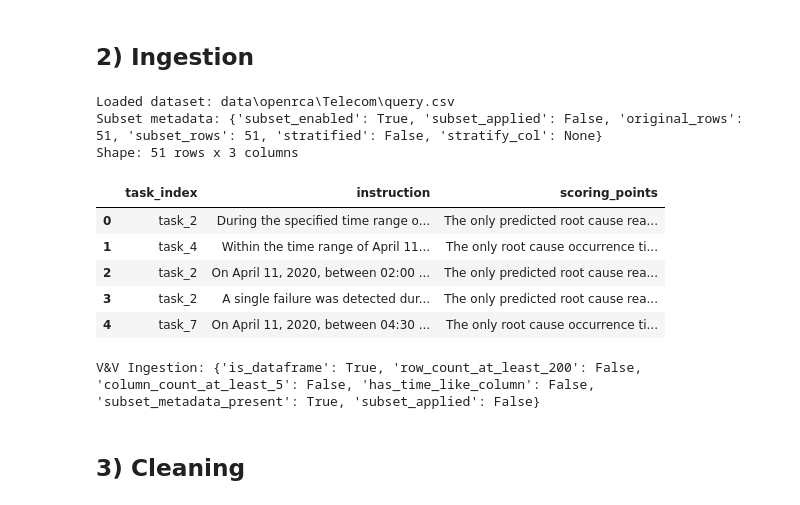
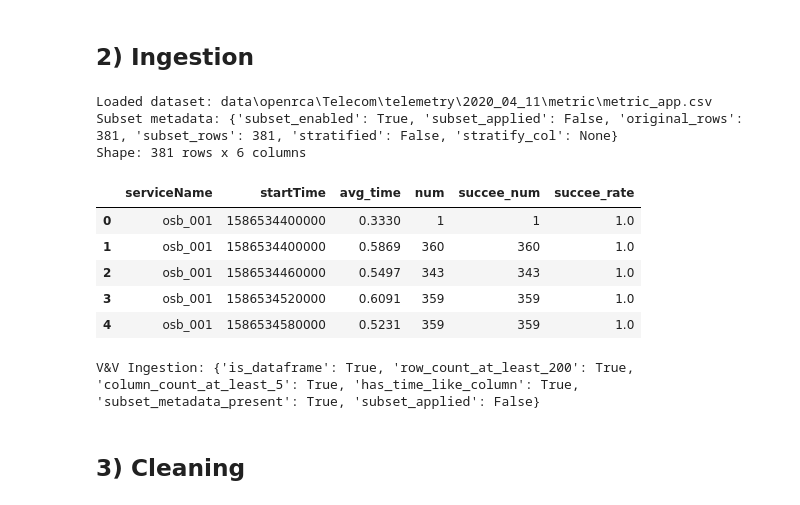
Before and after one commit to Ohara124c41/ai-programming-foundations-project, a Jupyter notebook: data_workflow.ipynb, the cells around one changed output. Cells and saved outputs as stored; diff of their text form; code cells hidden in the pictures.

```diff
--- a/data_workflow.ipynb
+++ b/data_workflow.ipynb
@@ -279,7 +279,7 @@ preferred_metric_csvs = sorted(system_dir.glob("telemetry/*/metric/*.csv"), key=
 preferred_query_csvs = sorted(system_dir.glob("query.csv"), key=lambda x: str(x).lower())
 preferred_record_csvs = sorted(system_dir.glob("record.csv"), key=lambda x: str(x).lower())
 
-openrca_preferred_paths = [bootstrap_dataset_path] + preferred_metric_csvs + preferred_query_csvs + preferred_record_csvs
+openrca_preferred_paths = preferred_metric_csvs + [bootstrap_dataset_path] + preferred_query_csvs + preferred_record_csvs
 PREFERRED_DATASET_PATH = next((p for p in openrca_preferred_paths if p.exists()), None)
 
 fallback_openrca_csvs = sorted((DATA_DIR / "openrca").glob("**/*.csv"), key=lambda x: str(x).lower())
@@ -288,42 +288,42 @@ generic_csvs = sorted(
     key=lambda x: str(x).lower(),
 )
 candidate_csvs = [p for p in openrca_preferred_paths if p.exists()] + [p for p in fallback_openrca_csvs if p not in openrca_preferred_paths] + generic_csvs
 
 if PREFERRED_DATASET_PATH is not None:
     DATASET_PATH = PREFERRED_DATASET_PATH
 elif candidate_csvs:
     DATASET_PATH = candidate_csvs[0]
 else:
     DATASET_PATH = None
 
 if DATASET_PATH is None:
     df_raw = None
     SUBSET_METADATA = None
     print("No OpenRCA CSV found. Put files under data/openrca/{SYSTEM}/... and rerun.")
     print("Expected systems: Bank, Telecom, Market/cloudbed-1, Market/cloudbed-2")
 else:
     df_raw = pd.read_csv(DATASET_PATH, low_memory=False)
     df_raw, SUBSET_METADATA = maybe_subset_dataframe(
         df_raw,
         enabled=SUBSET_ENABLED,
         max_rows=SUBSET_MAX_ROWS,
         random_state=SUBSET_RANDOM_STATE,
         stratify_col=SUBSET_STRATIFY_COLUMN,
     )
     print(f"Loaded dataset: {DATASET_PATH}")
     print(f"Subset metadata: {SUBSET_METADATA}")
     print(f"Shape: {df_raw.shape[0]} rows x {df_raw.shape[1]} columns")
     display(df_raw.head())
 # %% [output]
-Loaded dataset: data\openrca\Telecom\query.csv
-Subset metadata: {'subset_enabled': True, 'subset_applied': False, 'original_rows': 51, 'subset_rows': 51, 'stratified': False, 'stratify_col': None}
-Shape: 51 rows x 3 columns
+Loaded dataset: data\openrca\Telecom\telemetry\2020_04_11\metric\metric_app.csv
+Subset metadata: {'subset_enabled': True, 'subset_applied': False, 'original_rows': 381, 'subset_rows': 381, 'stratified': False, 'stratify_col': None}
+Shape: 381 rows x 6 columns
-|  | task_index | instruction | scoring_points |
-| 0 | task_2 | During the specified time range o... | The only predicted root cause rea... |
-| 1 | task_4 | Within the time range of April 11... | The only root cause occurrence ti... |
-| 2 | task_2 | On April 11, 2020, between 02:00 ... | The only predicted root cause rea... |
-| 3 | task_2 | A single failure was detected dur... | The only predicted root cause rea... |
-| 4 | task_7 | On April 11, 2020, between 04:30 ... | The only root cause occurrence ti... |
+|  | serviceName | startTime | avg_time | num | succee_num | succee_rate |
+| 0 | osb_001 | 1586534400000 | 0.3330 | 1 | 1 | 1.0 |
+| 1 | osb_001 | 1586534400000 | 0.5869 | 360 | 360 | 1.0 |
+| 2 | osb_001 | 1586534460000 | 0.5497 | 343 | 343 | 1.0 |
+| 3 | osb_001 | 1586534520000 | 0.6091 | 359 | 359 | 1.0 |
+| 4 | osb_001 | 1586534580000 | 0.5231 | 359 | 359 | 1.0 |
 # %%
 if df_raw is None:
     print("V&V Ingestion: pending (dataset missing)")
@@ -339,7 +339,7 @@ else:
     }
     print("V&V Ingestion:", ingestion_checks)
 # %% [output]
-V&V Ingestion: {'is_dataframe': True, 'row_count_at_least_200': False, 'column_count_at_least_5': False, 'has_time_like_column': False, 'subset_metadata_present': True, 'subset_applied': False}
+V&V Ingestion: {'is_dataframe': True, 'row_count_at_least_200': True, 'column_count_at_least_5': True, 'has_time_like_column': True, 'subset_metadata_present': True, 'subset_applied': False}
 # %% [markdown]
 ## 3) Cleaning
 # %%
```
Also changed, not shown: parts of 13 cells of this notebook.
